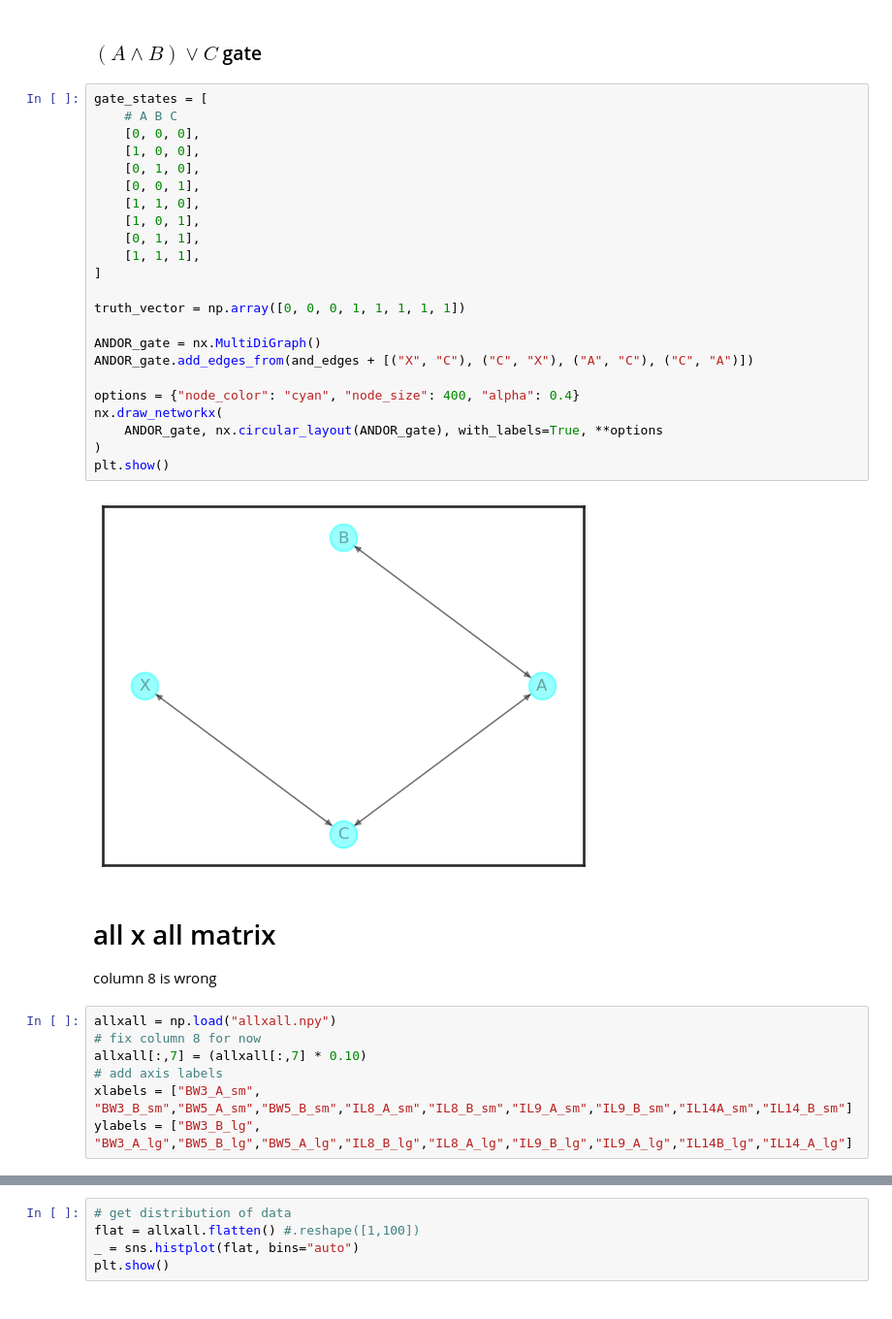
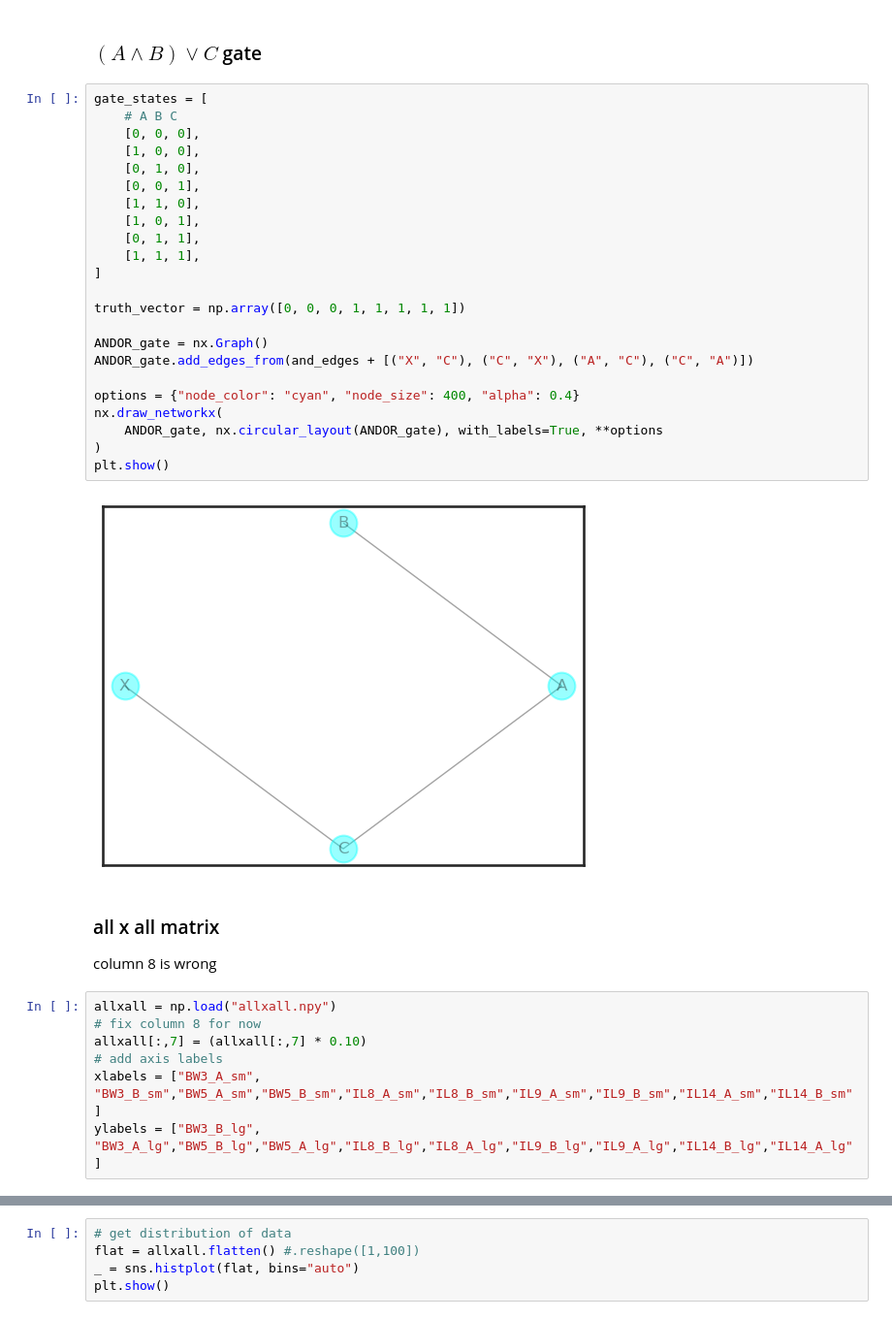
Before and after one commit to proleu/ppigraphx, a Jupyter notebook: 02_affinity_matrix_to_graph.ipynb, the cells around one changed output, grey strips where cells are left out. Shown at 97% size. Saved outputs shown, nothing was run; the diff lists cells and outputs as text.

Commit message:
added weights, attribs etc. to graph

```diff
--- a/02_affinity_matrix_to_graph.ipynb
+++ b/02_affinity_matrix_to_graph.ipynb
@@ -48,38 +48,38 @@ Aside: Below three-component gate graphs are only one of many possible degenerat
 # %%
 gate_states = [
     # A B C
     [0, 0, 0],
     [1, 0, 0],
     [0, 1, 0],
     [0, 0, 1],
     [1, 1, 0],
     [1, 0, 1],
     [0, 1, 1],
     [1, 1, 1],
 ]
 
 truth_vector = np.array([0, 0, 0, 1, 1, 1, 1, 1])
 
-ANDOR_gate = nx.MultiDiGraph()
+ANDOR_gate = nx.Graph()
 ANDOR_gate.add_edges_from(and_edges + [("X", "C"), ("C", "X"), ("A", "C"), ("C", "A")])
 
 options = {"node_color": "cyan", "node_size": 400, "alpha": 0.4}
 nx.draw_networkx(
     ANDOR_gate, nx.circular_layout(ANDOR_gate), with_labels=True, **options
 )
 plt.show()
 # %% [output]
-[figure, old version]
+[figure, new version]
 # %% [markdown]
-# all x all matrix
+### all x all matrix
 column 8 is wrong
 # %%
 allxall = np.load("allxall.npy")
 # fix column 8 for now
 allxall[:,7] = (allxall[:,7] * 0.10)
 # add axis labels
-xlabels = ["BW3_A_sm", "BW3_B_sm","BW5_A_sm","BW5_B_sm","IL8_A_sm","IL8_B_sm","IL9_A_sm","IL9_B_sm","IL14A_sm","IL14_B_sm"]
-ylabels = ["BW3_B_lg", "BW3_A_lg","BW5_B_lg","BW5_A_lg","IL8_B_lg","IL8_A_lg","IL9_B_lg","IL9_A_lg","IL14B_lg","IL14_A_lg"]
+xlabels = ["BW3_A_sm", "BW3_B_sm","BW5_A_sm","BW5_B_sm","IL8_A_sm","IL8_B_sm","IL9_A_sm","IL9_B_sm","IL14_A_sm","IL14_B_sm"]
+ylabels = ["BW3_B_lg", "BW3_A_lg","BW5_B_lg","BW5_A_lg","IL8_B_lg","IL8_A_lg","IL9_B_lg","IL9_A_lg","IL14_B_lg","IL14_A_lg"]
 # %%
 def plot_mat(matrix, xlabels, ylabels, title):
     fig, ax = plt.subplots()
```
Also changed, not shown: parts of 11 cells of this notebook.
